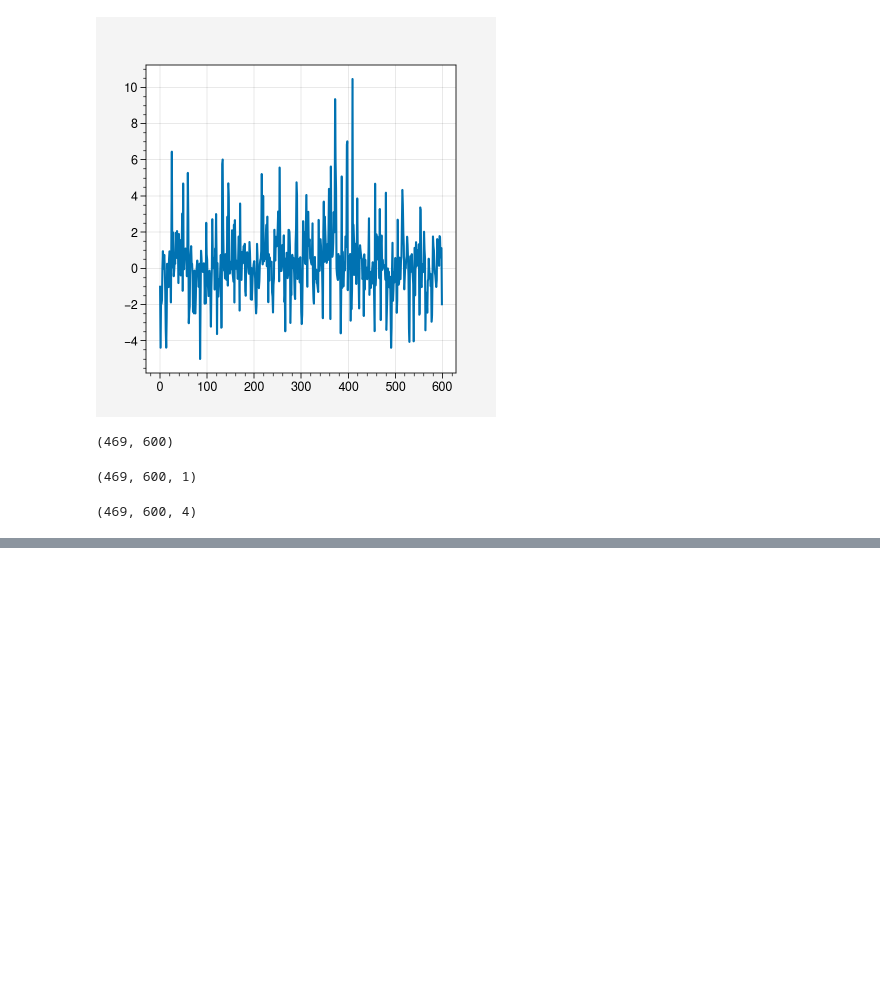
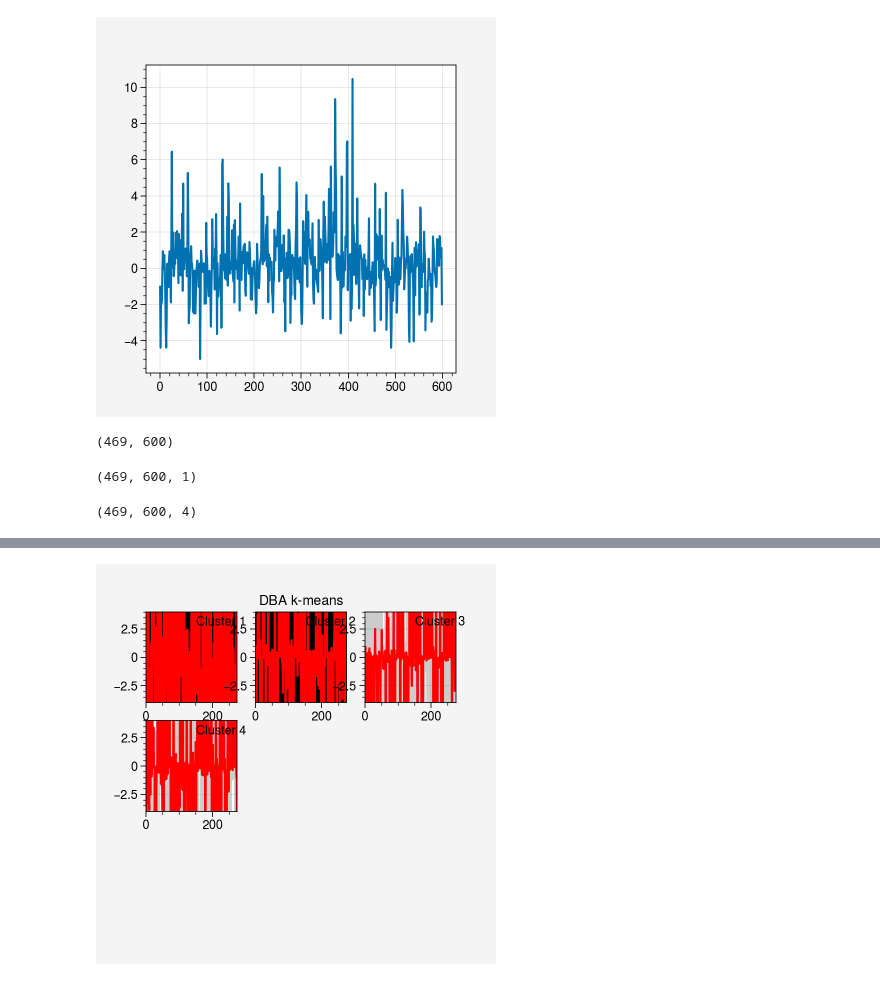
Before and after one commit to hansialice/CMIP6OceanHeatUptake, a Jupyter notebook: Simple_timeseries_clustering.ipynb, the cells around one changed output, grey strips where cells are left out. Drawn from its saved outputs; the diff is of its cells as text; code cells hidden in the pictures; blank space fills up the shorter version.

```diff
--- a/Simple_timeseries_clustering.ipynb
+++ b/Simple_timeseries_clustering.ipynb
@@ -134,10 +99,11 @@ array([7, 4, 5, 4, 3, 3, 4, 4, 4, 7, 4, 7, 4, 4, 4, 4, 4, 3, 4, 4, 4, 4,
 # %%
-# Soft-DTW-k-means
-print("Soft-DTW k-means")
-sdtw_km = TimeSeriesKMeans(n_clusters=9,
-                           metric="softdtw",
-                           metric_params={"gamma": .01},
-                           verbose=True,
-                           random_state=seed)
-y_pred = sdtw_km.fit_predict(X_train)
+# DBA-k-means
+print("DBA k-means")
+dba_km = TimeSeriesKMeans(n_clusters=4,
+                          n_init=2,
+                          metric="dtw",
+                          verbose=True,
+                          max_iter_barycenter=10,
+                          random_state=seed)
+y_pred = dba_km.fit_predict(X_train)
 # %% [output]
@@ -144,0 +158,14 @@ Soft-DTW k-means
+# %%
+for yi in range(4):
+    plt.subplot(3, 3, yi + 1)
+    for xx in X_train[y_pred == yi]:
+        plt.plot(xx.ravel(), "k-", alpha=.2)
+    plt.plot(km.cluster_centers_[yi].ravel(), "r-")
+    plt.xlim(0, sz)
+    plt.ylim(-4, 4)
+    plt.text(0.55, 0.85,'Cluster %d' % (yi + 1),
+             transform=plt.gca().transAxes)
+    if yi == 1:
+        plt.title("DBA $k$-means")
+# %% [output]
+[figure, added]
```
Also changed, not shown: parts of 11 cells of this notebook.
